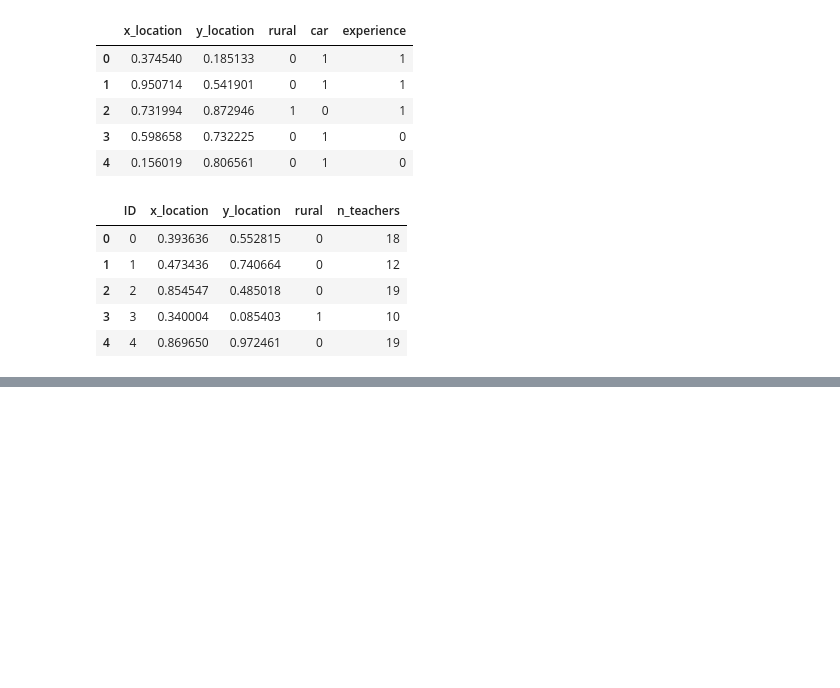
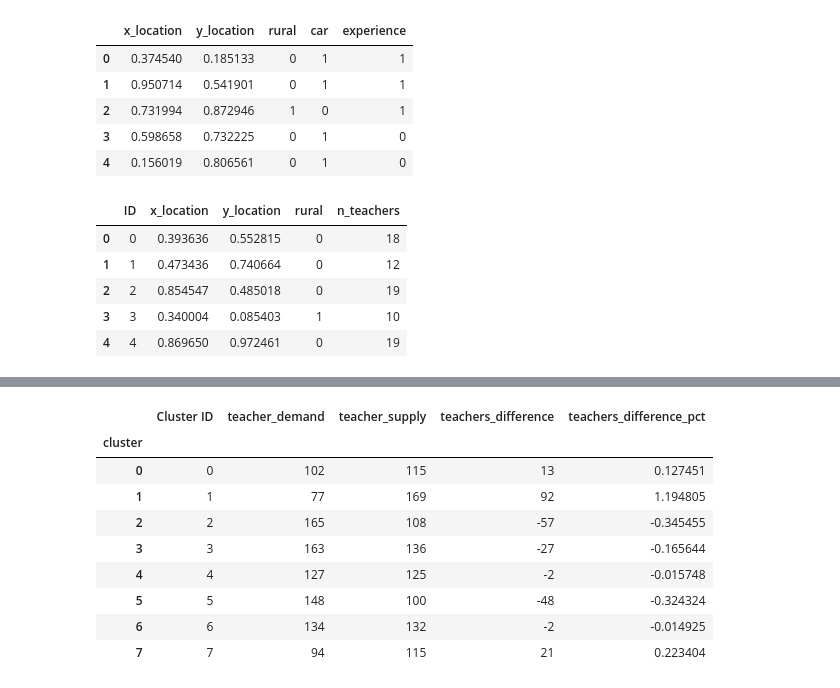
Before and after one commit to zebleck/Hackathon-404-Not-Found, a Jupyter notebook: Sample Dataset.ipynb, the cells around one changed output, grey strips where cells are left out. Saved outputs shown, nothing was run; the diff lists cells and outputs as text; code cells hidden in the pictures; blank space fills up the shorter version.

```diff
--- a/Sample Dataset.ipynb
+++ b/Sample Dataset.ipynb
@@ -168,3 +270,16 @@ sns.distplot(cluster_df['teachers_difference'], bins=10)
+# %%
+cluster_df
+# %% [output]
+|  | Cluster ID | teacher_demand | teacher_supply | teachers_difference | teachers_difference_pct |
+| cluster |  |  |  |  |  |
+| 0 | 0 | 102 | 115 | 13 | 0.127451 |
+| 1 | 1 | 77 | 169 | 92 | 1.194805 |
+| 2 | 2 | 165 | 108 | -57 | -0.345455 |
+| 3 | 3 | 163 | 136 | -27 | -0.165644 |
+| 4 | 4 | 127 | 125 | -2 | -0.015748 |
+| 5 | 5 | 148 | 100 | -48 | -0.324324 |
+| 6 | 6 | 134 | 132 | -2 | -0.014925 |
+| 7 | 7 | 94 | 115 | 21 | 0.223404 |
 # %%
 # Relative difference
 sns.distplot(cluster_df['teachers_difference_pct'], bins=10)
```
Also changed, not shown: parts of 12 cells of this notebook.
